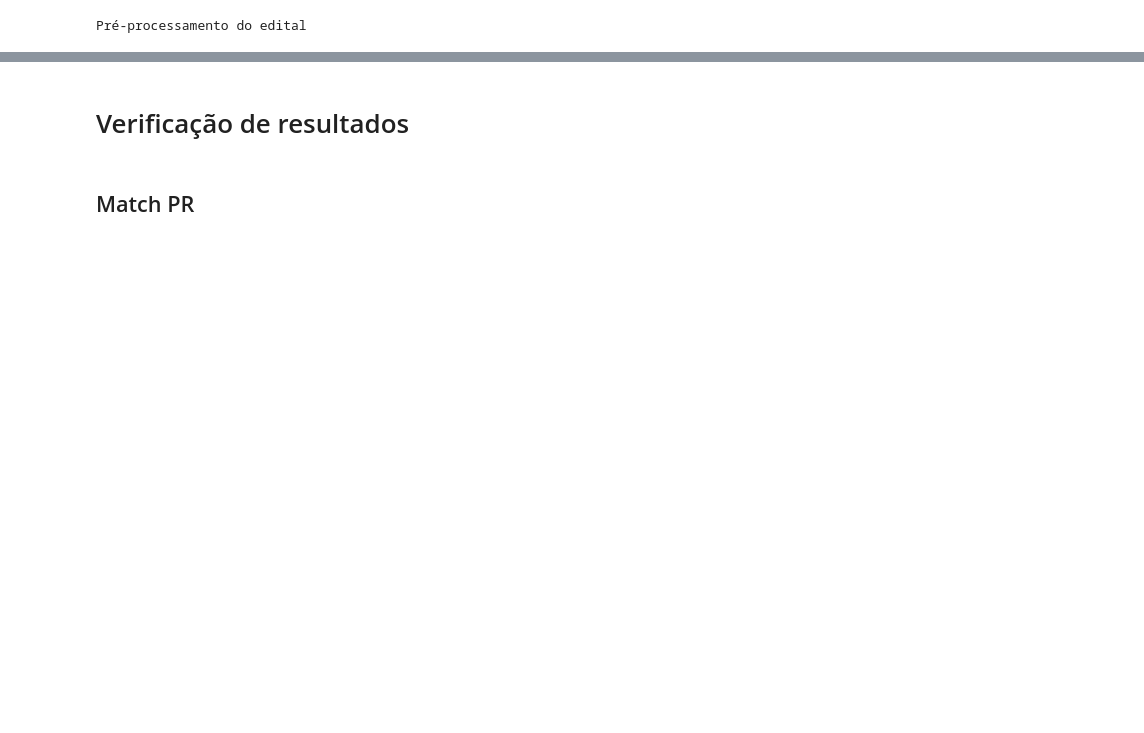
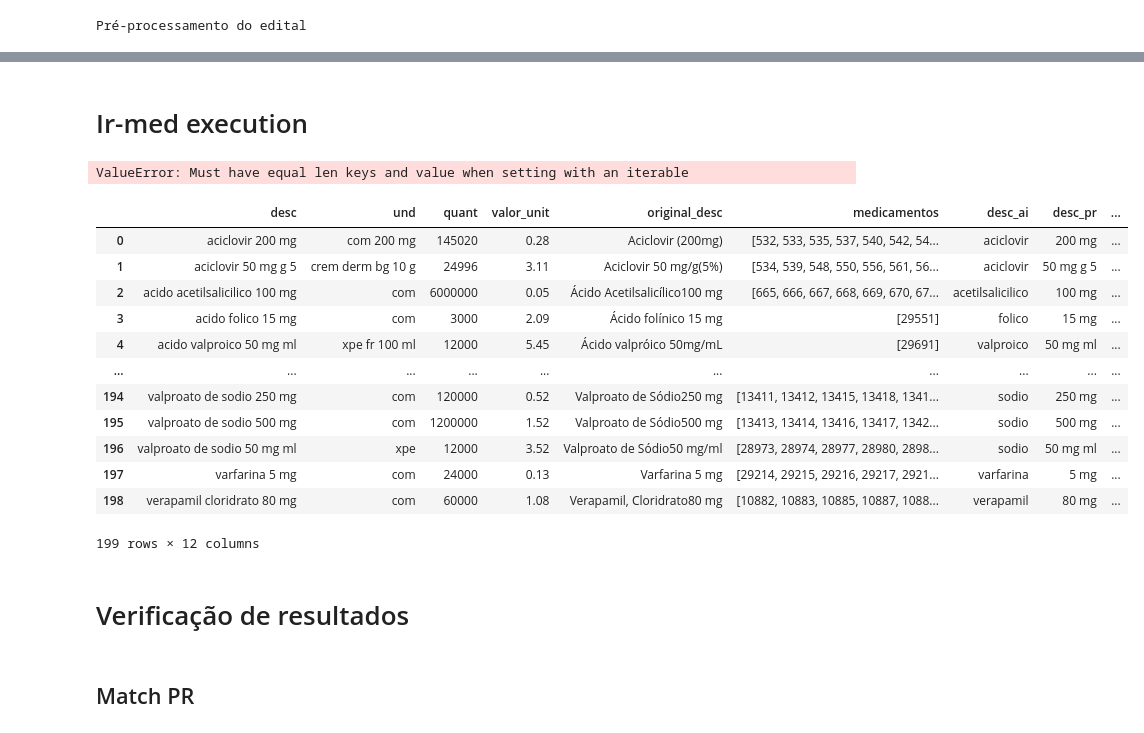
Before and after one commit to ArthurLimaS/ir-med, a Jupyter notebook: coletor_adhoc.ipynb, the cells around one changed output, grey strips where cells are left out. Drawn from its saved outputs; the diff is of its cells as text; code cells hidden in the pictures; blank space fills up the shorter version.

```diff
--- a/coletor_adhoc.ipynb
+++ b/coletor_adhoc.ipynb
@@ -44,7 +61,5 @@ grouped_cmed
 # %%
-# Dados que serão classificados
-df_X = etl.csv_licon_edital('data/notices/1099_2023_25.csv', drop_columns = ['item', 'valor_total'],
-                            desc_column = 0, und_column = 1, sep = ',',
-                            preprocess = True)
+df_notice = etl.load_notice('data/notices/1099_2023_25.csv', drop_columns = ['item', 'valor_total'],
+                                 desc_column = 0, und_column = 1, sep = ',', preprocess = True)
 # %% [output]
 Pré-processamento do edital
@@ -85,22 +65,0 @@ array(['0', '00', '000', ..., 'xamp', 'xpe', 'xpect'], dtype='<U19')
-# %%
-from tqdm import tqdm
-
-DADOS_EXTRAS = True
-
-# count = 0         # Utilizado para debugar a execução
-for idx_X, row_X in tqdm(df_X.iterrows()):
-
-    # Utilizar as listas de tokens para separar descrição em principio_ativo/produto e apresentacao
-    pr, apr = adhoc.sep_descricao(row_X['desc'], tokens_pr, tokens_apr)
-
-    # Função de classificação
-    df_X.at[idx_X, 'medicamentos'], dados_ext = adhoc.coletor_eans(df_cmed, agrupamento_cmed, pr, apr, row_X['und'])    #adhoc.coletor_eans(df_cmed, agrupamento_pr, pr, apr, row_X['apr_ext'])
-
-    if DADOS_EXTRAS:
-        for key, value in dados_ext.items():
-            df_X.at[idx_X, key] = value
-
-    # Early stop para debugs/entendimento do classificador
-    # count += 1
-    # if count >= 3:
-    #     break
@@ -107,3 +82,38 @@ for idx_X, row_X in tqdm(df_X.iterrows()):
+# %% [markdown]
+# Ir-med execution
+# %%
+from tqdm import tqdm
+
+SAVE_PROCESS_METADATA = False
+
+for idx_X, row_X in tqdm(df_notice.iterrows()):
+
+    desc_ai, desc_pr = ir_med.sep_desc(row_X['desc'], cmed_ai_words, cmed_pr_words)
+
+    # Função de classificação
+    df_notice.at[idx_X, 'cmed_indexes'], process_metadata = ir_med.predict(df_cmed, grouped_cmed, desc_ai, desc_pr, row_X['und'])
+
+    if SAVE_PROCESS_METADATA:
+        for key, value in process_metadata.items():
+            df_notice.at[idx_X, key] = value
+# %% [output]
+ValueError: Must have equal len keys and value when setting with an iterable
+# %%
+df_notice
+# %% [output]
+|  | desc | und | quant | valor_unit | original_desc | medicamentos | desc_ai | desc_pr | ... |
+| 0 | aciclovir 200 mg | com 200 mg | 145020 | 0.28 | Aciclovir (200mg) | [532, 533, 535, 537, 540, 542, 54... | aciclovir | 200 mg | ... |
+| 1 | aciclovir 50 mg g 5 | crem derm bg 10 g | 24996 | 3.11 | Aciclovir 50 mg/g(5%) | [534, 539, 548, 550, 556, 561, 56... | aciclovir | 50 mg g 5 | ... |
+| 2 | acido acetilsalicilico 100 mg | com | 6000000 | 0.05 | Ácido Acetilsalicílico100 mg | [665, 666, 667, 668, 669, 670, 67... | acetilsalicilico | 100 mg | ... |
+| 3 | acido folico 15 mg | com | 3000 | 2.09 | Ácido folínico 15 mg | [29551] | folico | 15 mg | ... |
+| 4 | acido valproico 50 mg ml | xpe fr 100 ml | 12000 | 5.45 | Ácido valpróico 50mg/mL | [29691] | valproico | 50 mg ml | ... |
+| ... | ... | ... | ... | ... | ... | ... | ... | ... | ... |
+| 194 | valproato de sodio 250 mg | com | 120000 | 0.52 | Valproato de Sódio250 mg | [13411, 13412, 13415, 13418, 1341... | sodio | 250 mg | ... |
+| 195 | valproato de sodio 500 mg | com | 1200000 | 1.52 | Valproato de Sódio500 mg | [13413, 13414, 13416, 13417, 1342... | sodio | 500 mg | ... |
+| 196 | valproato de sodio 50 mg ml | xpe | 12000 | 3.52 | Valproato de Sódio50 mg/ml | [28973, 28974, 28977, 28980, 2898... | sodio | 50 mg ml | ... |
+| 197 | varfarina 5 mg | com | 24000 | 0.13 | Varfarina 5 mg | [29214, 29215, 29216, 29217, 2921... | varfarina | 5 mg | ... |
+| 198 | verapamil cloridrato 80 mg | com | 60000 | 1.08 | Verapamil, Cloridrato80 mg | [10882, 10883, 10885, 10887, 1088... | verapamil | 80 mg | ... |
+199 rows × 12 columns
 # %% [markdown]
 # Verificação de resultados
 # %% [markdown]
```
Also changed, not shown: parts of 43 cells of this notebook, 2 other files.
